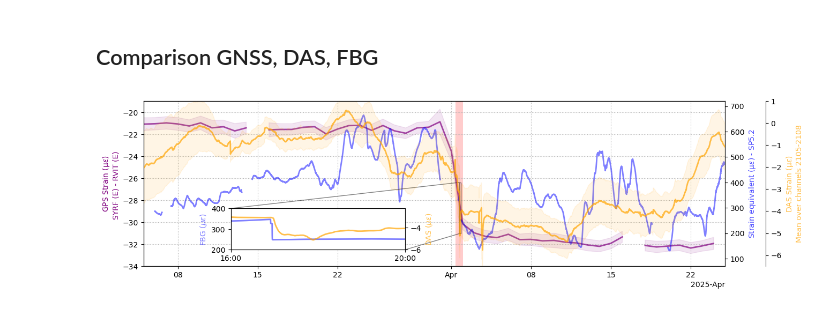
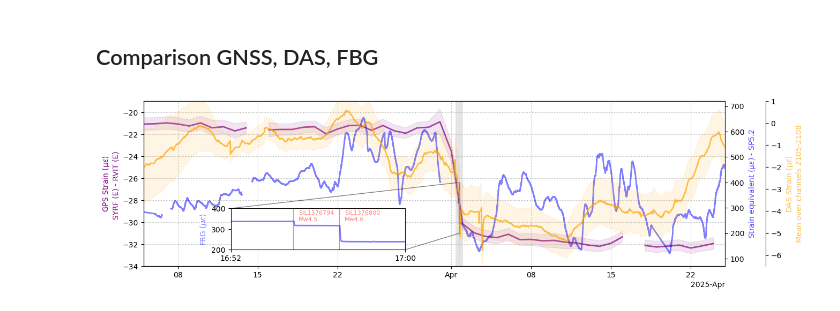
Before and after one commit to jgovoort/FLAME, a Jupyter notebook: Notebooks/FBG/comparison_GNSS_DAS_FBG.ipynb, the cells around one changed output. Drawn from its saved outputs; the diff is of its cells as text; code cells hidden in the pictures.

```diff
--- a/Notebooks/FBG/comparison_GNSS_DAS_FBG.ipynb
+++ b/Notebooks/FBG/comparison_GNSS_DAS_FBG.ipynb
@@ -28,7 +28,7 @@ if not os.path.exists(path_gnss):
 # %% [markdown]
 ### Import SP-5.2 : Tilted strain-pad
 # %%
-ds = xr.open_dataset("../../../fbg_data_r/gunnvher_channel_5_fbg_cleaned_10s.nc")
+ds = xr.open_dataset("../../../fbg_data_r/gunnvher_channel_5_fbg.nc")
 # %% [markdown]
 ### Import T-2.xx : Temperature sensors
 # %%
@@ -40,0 +43,2 @@ das_data = xr.open_dataset('../../../DAS_Caltech/3_das_strain_2025_feb13_may19_p
+# %%
+imo_eq = pd.read_csv('../../data/EQ_IMO/eq_imo_01042025.csv', index_col="time", parse_dates=True)
@@ -168,42 +189,42 @@ axdas.spines.right.set_position(("axes", 1.07))
 axdas.set_ylabel('DAS Strain (µ$\epsilon$)\nMean over channels %d-%d' % (ch1, ch2), color='orange', alpha=.7, zorder=.1)
 
 axdas.set_ylim(-5.5+dl ,2+dl)
-ax.fill_betweenx([-40, -10], np.datetime64('2024-08-22T21:26'), np.datetime64('2024-09-06T00:00'), facecolor='r', alpha=.2)
-ax.fill_betweenx([-40, -10], np.datetime64('2024-11-21T00:14'), np.datetime64('2024-12-02T00:00'), facecolor='r', alpha=.2)
-ax.fill_betweenx([-40, -10], np.datetime64('2025-04-01T09:15'), np.datetime64('2025-04-02T00:00'), facecolor='r', alpha=.2)
+ax.fill_betweenx([-40, -10], np.datetime64('2024-08-22T21:26'), np.datetime64('2024-09-06T00:00'), facecolor='grey', alpha=.2)
+ax.fill_betweenx([-40, -10], np.datetime64('2024-11-21T00:14'), np.datetime64('2024-12-02T00:00'), facecolor='grey', alpha=.2)
+ax.fill_betweenx([-40, -10], np.datetime64('2025-04-01T09:15'), np.datetime64('2025-04-02T00:00'), facecolor='grey', alpha=.2)
 ax.grid(ls=':')
 '''
 axins = ax.inset_axes(
     [0.01, 0.1, 0.3, 0.3],
     xlim=(np.datetime64('2025-04-01T14'), np.datetime64('2025-04-02')), ylim=(-110, -80), xticklabels=[], yticklabels=[])
 #axins.plot(df.index,bandpassed_bareV,c='black', lw=0.5)
 ax.indicate_inset_zoom(axins, edgecolor="r")
 axins.set_ylim(-6,-2)
 axbins = axins.twinx()
 das_data.strain.sel(channel=slice(ch1,ch2)).mean(dim='channel').plot(ax=axins, color='k', alpha=.5, lw=2)
 data_.plot(ax=axbins, color='red', alpha=.5, lw=0.9)
 axbins.set_ylim(1537, 1537.30)
 axins.set_xticks([np.datetime64('2025-04-01T14'), np.datetime64('2025-04-01T20'), np.datetime64('2025-04-02T00')])
 '''
 if zoom:
+    t1, t2 = '16:52', '17:00'
     ax_zoom = ax.inset_axes([0.15, 0.1, 0.3, 0.25])
-    ax_zoom.set_xlim(np.datetime64('2025-04-01T16:45'), np.datetime64('2025-04-01T20:00'))
+    ax_zoom.set_xlim(np.datetime64('2025-04-01T%s'%t1), np.datetime64('2025-04-01T%s'%t2))
     data_.plot(ax=ax_zoom, color='blue', alpha=.5, lw=2)
     ax_zoom.set_ylabel('FBG ($\mu \epsilon$)', color='blue', alpha=.5, zorder=.1)
     ax_zoom.set_ylim(200, 400)
-    axb_zoom = ax_zoom.twinx()
-    axb_zoom.set_ylim(-6, -2.3)
-
+    for eq_time in imo_eq.index :
+        if imo_eq.loc[eq_time, 'magnitude'] > 4:
+            ax_zoom.axvline(np.datetime64(eq_time) - np.timedelta64(2, 'h'), color='r', alpha=.5, lw=1)
+            ax_zoom.text(np.datetime64(eq_time) - np.timedelta64(120*60 - 15, 's'), 340, imo_eq.loc[eq_time, 'quakeId'] + '\nMw%.1f' % imo_eq.loc[eq_time, 'magnitude'], color='r', alpha=.5, fontsize=8)
     ax_zoom.set_xlabel('')
     axb.indicate_inset_zoom(ax_zoom, edgecolor="k")
     ax_zoom.set_facecolor('white')
-    das_data.strain.sel(channel=slice(ch1,ch2)).mean(dim='channel').plot(ax=axb_zoom, color='orange', alpha=.7, lw=2)
-    axb_zoom.set_ylabel('DAS ($\mu \epsilon$)', color='orange', alpha=.7, zorder=.1)
-    ax_zoom.set_xticks([np.datetime64('2025-04-01T16:00'), np.datetime64('2025-04-01T20:00')], labels=['16:00', '20:00'])
+    ax_zoom.set_xticks([np.datetime64('2025-04-01T%s'%t1), np.datetime64('2025-04-01T%s'%t2)], labels=[t1, t2])
 ax.set_ylabel('GPS Strain (µ$\epsilon$)\nSYRF (E) - RVIT (E) ', color='purple')
 axb.set_ylabel('Strain equivalent (µ$\epsilon$) - SP5.2', color='blue', alpha=.7)
 
-plt.savefig(path_plots + 'strain_comparison_RVIT_SYRF_FBG_DAS.png', dpi=300, bbox_inches='tight', transparent=True)
+plt.savefig(path_plots + 'strain_comparison_RVIT_SYRF_FBG_DAS.png', dpi=300, bbox_inches='tight')
 plt.show()
 # %% [output]
-[figure, old version]
+[figure, new version]
```
Also changed, not shown: parts of 2 cells of this notebook, 8 other files.
